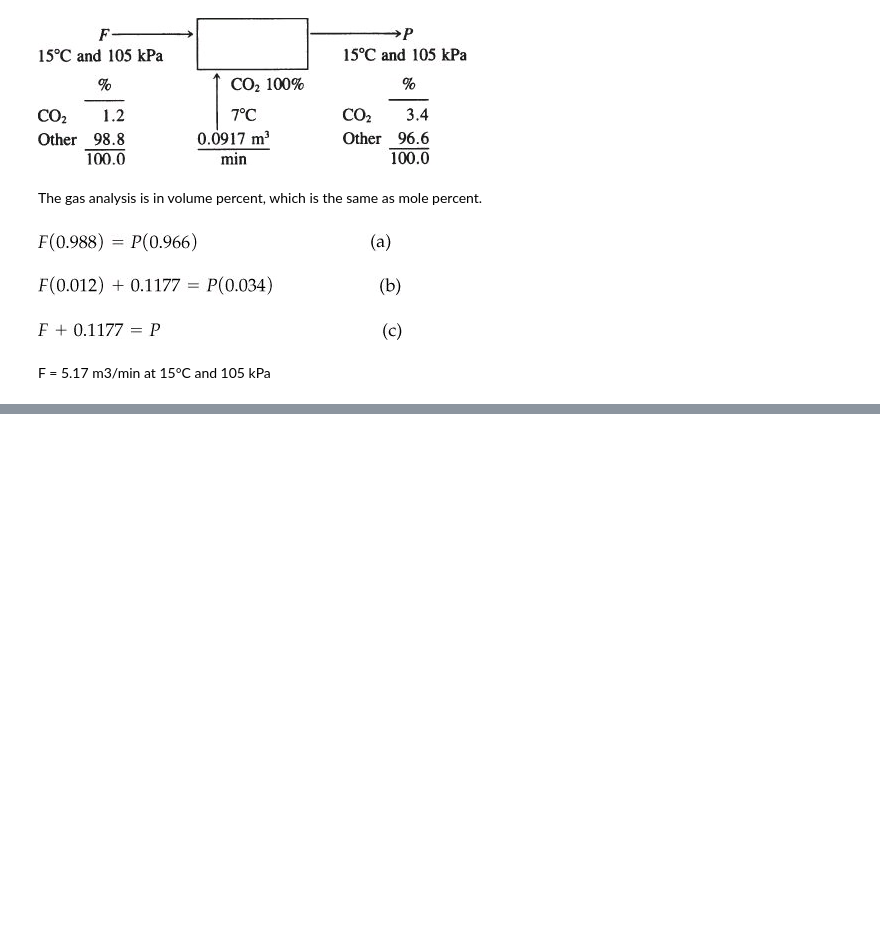
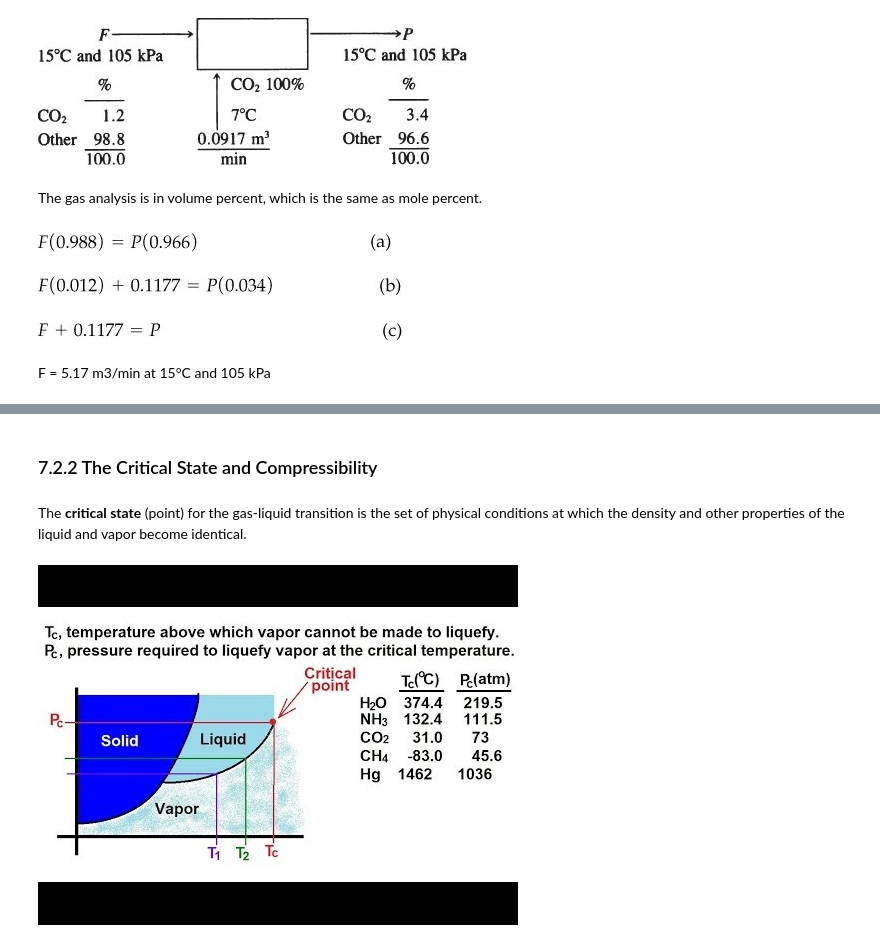
Before and after one commit to AhmadAlsaadi/Introduction-to-chemical-engineering, a Jupyter notebook: chapter-7 ideal and real gases.ipynb, the cells around one changed output, grey strips where cells are left out. Cells and saved outputs as stored; diff of their text form; code cells hidden in the pictures; blank space fills up the shorter version.

```diff
--- a/chapter-7 ideal and real gases.ipynb
+++ b/chapter-7 ideal and real gases.ipynb
@@ -253,0 +277,9 @@ F = 5.17 m3/min at 15°C and 105 kPa
+# %% [markdown]
+### 7.2.2 The Critical State and Compressibility
+# %% [markdown]
+The **critical state** (point) for the gas-liquid transition is the set of physical conditions at which the density and other properties of the liquid and vapor become identical.
+# %%
+from IPython.display import YouTubeVideo
+YouTubeVideo('c_ZIzZxqVIE', width=800, height=400)
+# %% [output]
+[figure, added]
```
Also changed, not shown: parts of 33 cells of this notebook.
